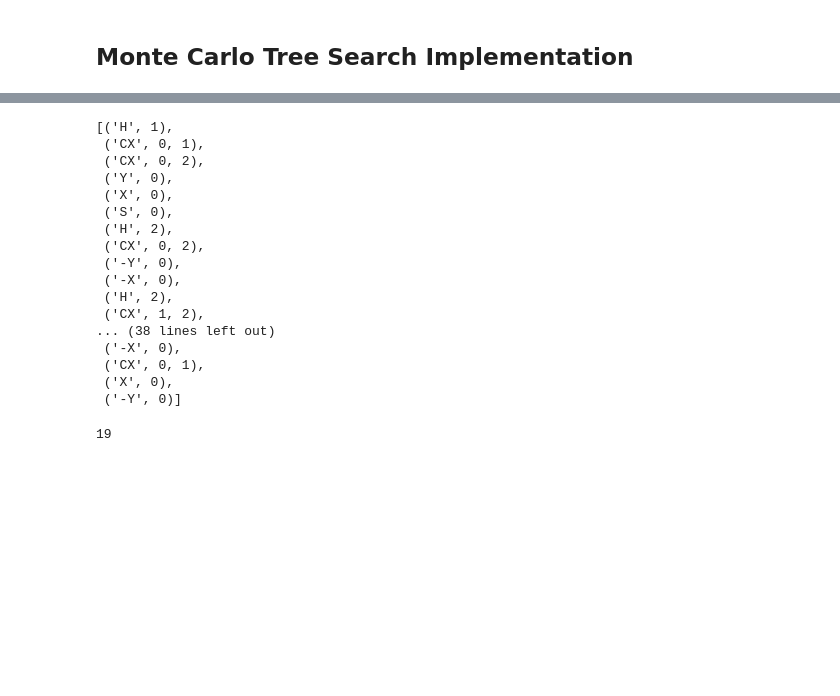
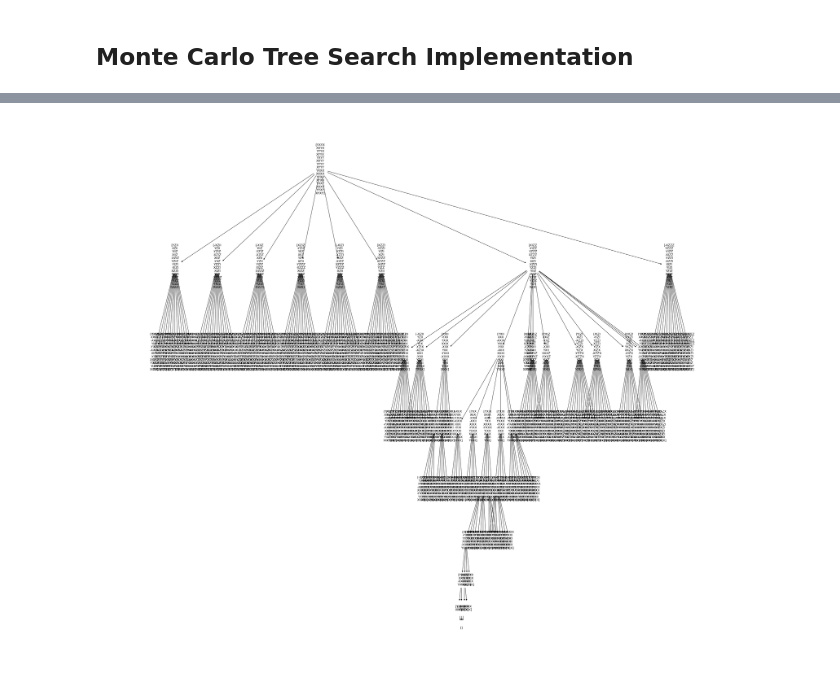
Before and after one commit to Mulundano/MonteQ, a Jupyter notebook: MCTS.ipynb, the cells around one changed output, grey strips where cells are left out. Drawn from its saved outputs; the diff is of its cells as text; code cells hidden in the pictures; blank space fills up the shorter version.

Commit message:
Added simple graphing ability and changed MCTS to take in time instead of number of iterations

```diff
--- a/MCTS.ipynb
+++ b/MCTS.ipynb
@@ -620,17 +622,17 @@ def rollout_policy(node, function):
     '''
     Function to simulate continuation of tree until a terminal node
 
-    node: node of tree to simulate from
+    node: node to simulate from
     function: heuristic function to produce action between nodes
     '''
-    state = node.p_word
+    state = node.state
     cx_num = node.curr_cx_num
 
     # loop to run until terminal node is found
     while True:
 
         # break condition
-        if len(state.xs) == 0:
+        if state.row_num == 0:
             return cx_num
 
         weight_word = state.xs | state.zs
@@ -658,7 +660,7 @@ def backpropagate(node, value):
     # loop to backpropagate upwards until root is found
     while node != None:
 
-        node.cx_num = value
+        node.qi += value
         node.ni += 1
         node = node.parent
 # %%
@@ -704,3 +706,40 @@ def MCTS(root_node, function, param):
+# %%
+def grapher(graph):
+    '''
+    Simple function to graph out tree produced in MCTS - need to improve
+
+    graph: directed graph that represents the tree produced by MCTS
+    '''
+    plt.figure(figsize=(35, 30))
+    nx.nx_agraph.write_dot(graph,'test.dot')
+    pos =graphviz_layout(graph, prog='dot')
+    nx.draw(tree, pos,  with_labels = True, node_color="white", node_size=3500)
+# %%
+word =  [
+        "YXYX",
+        "XXYX",
+        "YYYX",
+        "XYYX",
+        "YXYY",
+        "XXYY",
+        "YYYY",
+        "XYYY",
+        "YXXX",
+        "XXXX",
+        "YYXX",
+        "XYXX",
+        "YXXY",
+        "XXXY",
+        "YYXY",
+        "XYXY"
+    ]
+
+example = Node(Cirq_Tableau(word))
+
+action, tree = MCTS(example, heuristic, PARAM)
+grapher(tree)
+# %% [output]
+[figure, added]
 # %%
 def full_path(p_word, function, param):
     path = []
@@ -752,29 +752,0 @@ param = math.sqrt(2)
-# %%
-full_pth = []
-for x in ucc_2_4:
-    path = full_path(Cirq_Tableau(x), heuristic, param)
-    full_pth += path
-
-full_pth
-# %% [output]
-[('H', 1),
- ('CX', 0, 1),
- ('CX', 0, 2),
- ('Y', 0),
- ('X', 0),
- ('S', 0),
- ('H', 2),
- ('CX', 0, 2),
- ('-Y', 0),
- ('-X', 0),
- ('H', 2),
- ('CX', 1, 2),
-... (38 lines left out)
- ('-X', 0),
- ('CX', 0, 1),
- ('X', 0),
- ('-Y', 0)]
-# %%
-cx_count(full_pth)
-# %% [output]
-19
```
Also changed, not shown: parts of 23 cells of this notebook, 1 other file.
